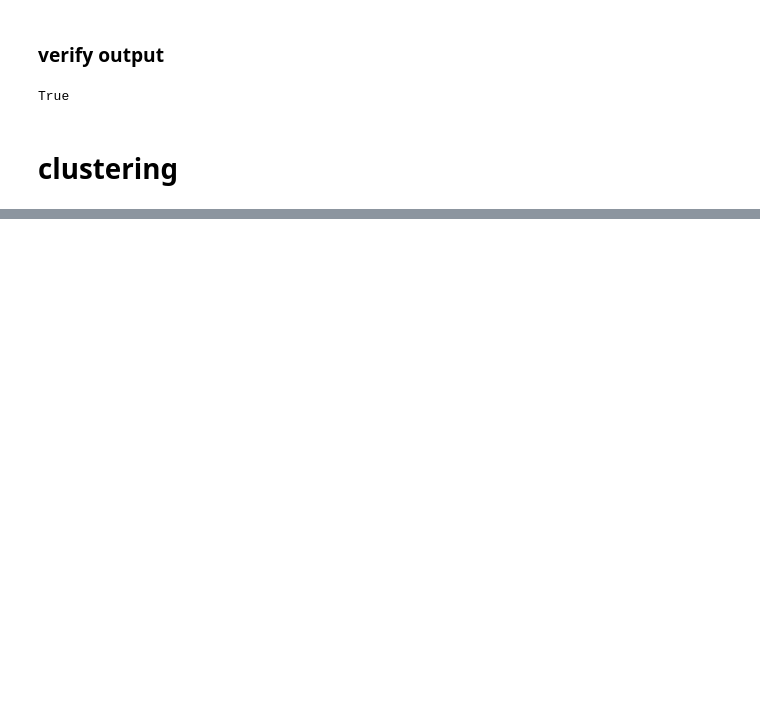
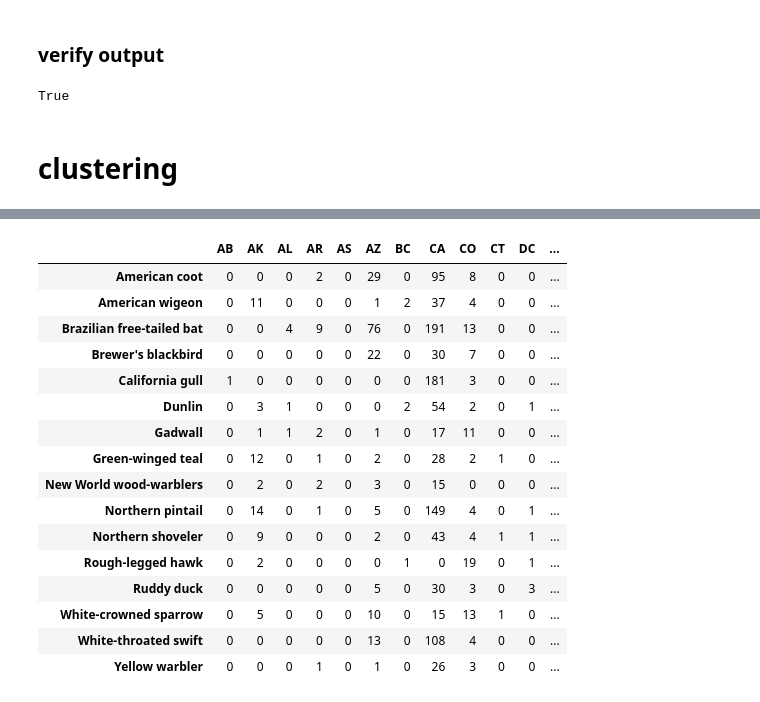
Before and after one commit to green-638/inst414-semester-project, a Jupyter notebook: semester_project.ipynb, the cells around one changed output, grey strips where cells are left out. Saved outputs shown, nothing was run; the diff lists cells and outputs as text; code cells hidden in the pictures; blank space fills up the shorter version.

```diff
--- a/semester_project.ipynb
+++ b/semester_project.ipynb
@@ -143,8 +144,7 @@ True
 scaler = RobustScaler()
 scaled_data = scaler.fit_transform(collisions_df)
 
-# n_clusters=8 results in 0 dissimilarities below
-model = AgglomerativeClustering(n_clusters=8, metric='cosine', linkage='complete')
+model = AgglomerativeClustering(n_clusters=5, metric='cosine', linkage='complete')
 labels = model.fit_predict(scaled_data)
 
 pd.DataFrame(labels).value_counts()
@@ -194,0 +189,20 @@ cluster cat: 7, dissimilarities: 0, total rows: 29
+# %%
+copy_df[copy_df['label'] == 2]
+# %% [output]
+|  | AB | AK | AL | AR | AS | AZ | BC | CA | CO | CT | DC | ... |
+| American coot | 0 | 0 | 0 | 2 | 0 | 29 | 0 | 95 | 8 | 0 | 0 | ... |
+| American wigeon | 0 | 11 | 0 | 0 | 0 | 1 | 2 | 37 | 4 | 0 | 0 | ... |
+| Brazilian free-tailed bat | 0 | 0 | 4 | 9 | 0 | 76 | 0 | 191 | 13 | 0 | 0 | ... |
+| Brewer's blackbird | 0 | 0 | 0 | 0 | 0 | 22 | 0 | 30 | 7 | 0 | 0 | ... |
+| California gull | 1 | 0 | 0 | 0 | 0 | 0 | 0 | 181 | 3 | 0 | 0 | ... |
+| Dunlin | 0 | 3 | 1 | 0 | 0 | 0 | 2 | 54 | 2 | 0 | 1 | ... |
+| Gadwall | 0 | 1 | 1 | 2 | 0 | 1 | 0 | 17 | 11 | 0 | 0 | ... |
+| Green-winged teal | 0 | 12 | 0 | 1 | 0 | 2 | 0 | 28 | 2 | 1 | 0 | ... |
+| New World wood-warblers | 0 | 2 | 0 | 2 | 0 | 3 | 0 | 15 | 0 | 0 | 0 | ... |
+| Northern pintail | 0 | 14 | 0 | 1 | 0 | 5 | 0 | 149 | 4 | 0 | 1 | ... |
+| Northern shoveler | 0 | 9 | 0 | 0 | 0 | 2 | 0 | 43 | 4 | 1 | 1 | ... |
+| Rough-legged hawk | 0 | 2 | 0 | 0 | 0 | 0 | 1 | 0 | 19 | 0 | 1 | ... |
+| Ruddy duck | 0 | 0 | 0 | 0 | 0 | 5 | 0 | 30 | 3 | 0 | 3 | ... |
+| White-crowned sparrow | 0 | 5 | 0 | 0 | 0 | 10 | 0 | 15 | 13 | 1 | 0 | ... |
+| White-throated swift | 0 | 0 | 0 | 0 | 0 | 13 | 0 | 108 | 4 | 0 | 0 | ... |
+| Yellow warbler | 0 | 0 | 0 | 1 | 0 | 1 | 0 | 26 | 3 | 0 | 0 | ... |
```
Also changed, not shown: parts of 8 cells of this notebook.
